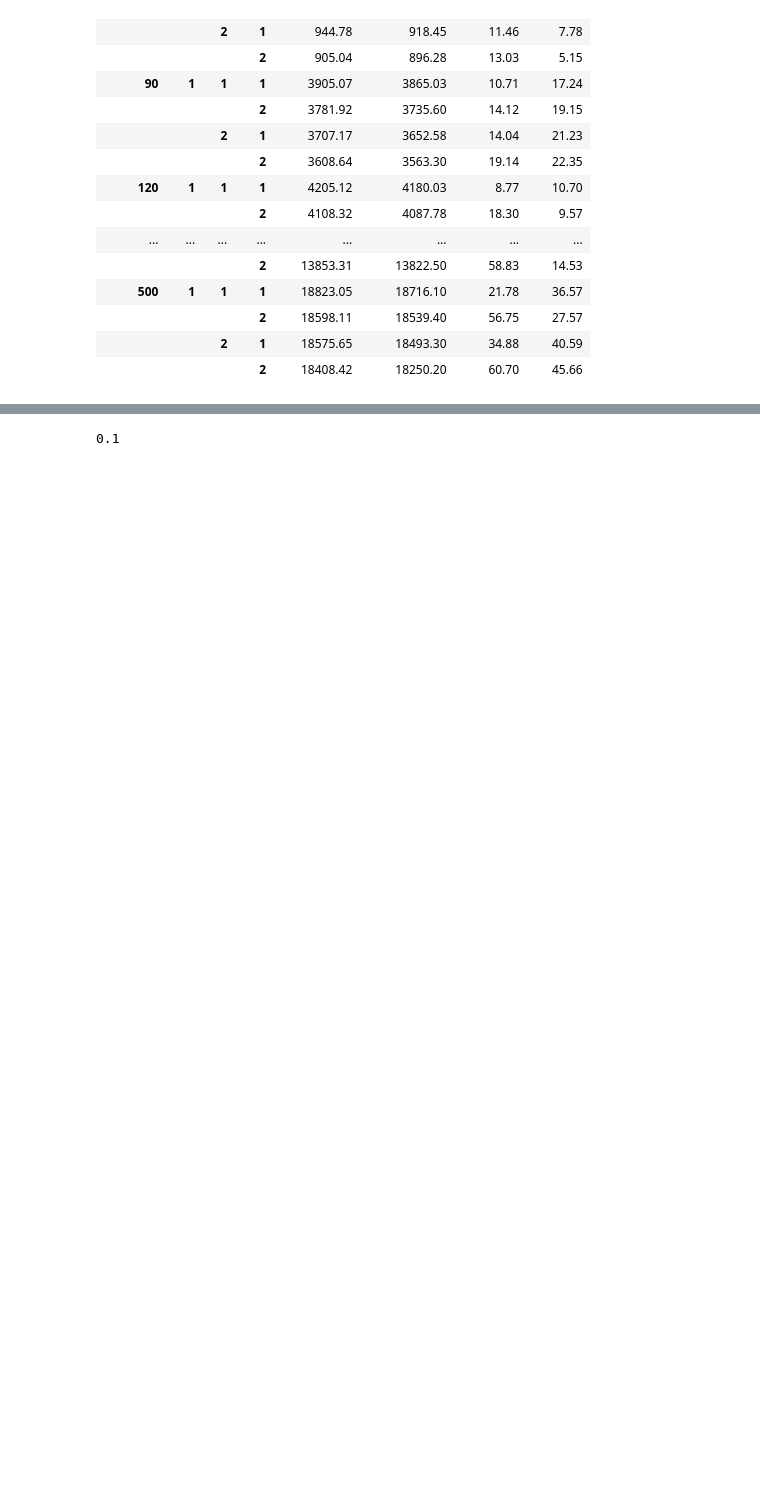
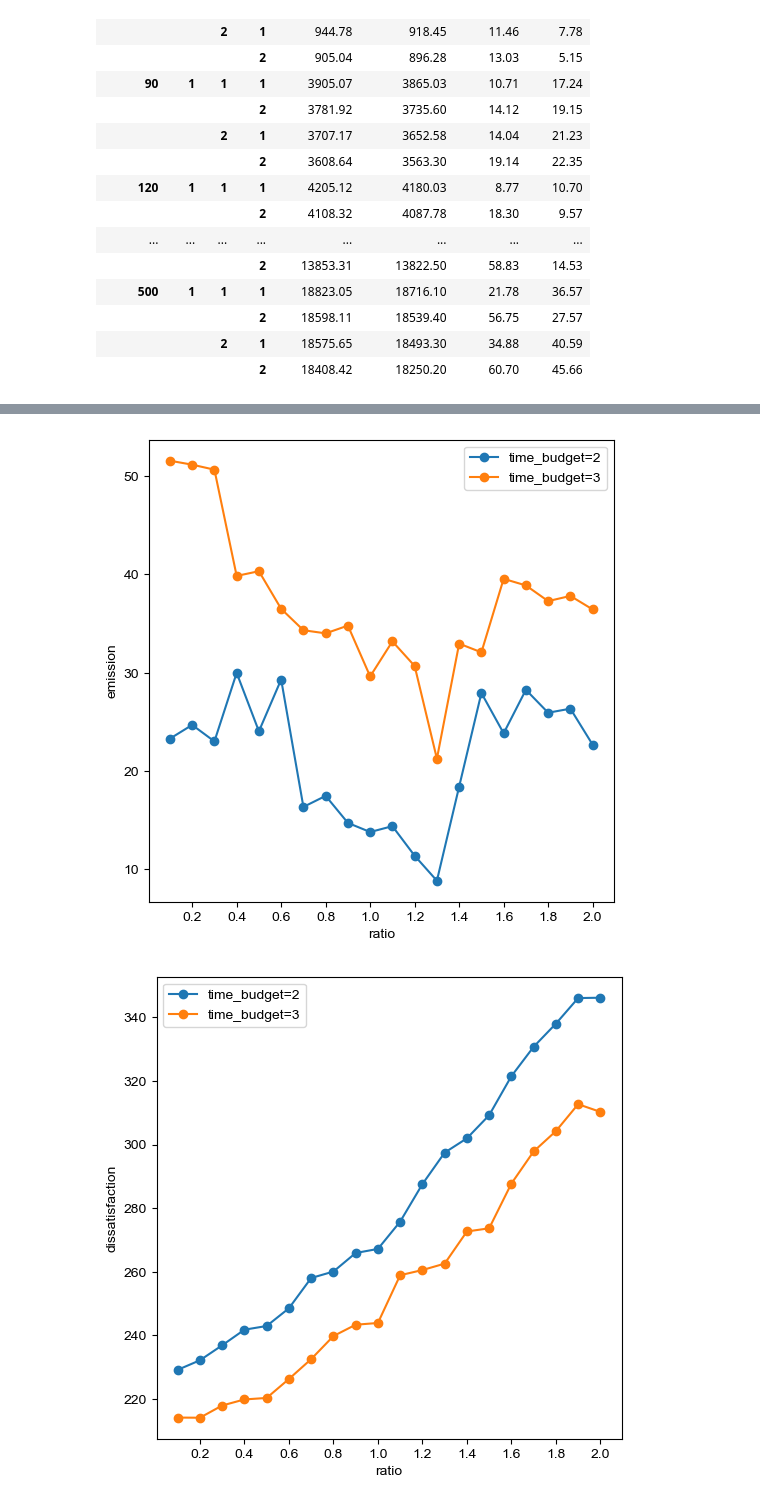
Before and after one commit to rqhu1995/BRPWR-HGSADC-SBC, a Jupyter notebook: process.ipynb, the cells around one changed output, grey strips where cells are left out. Drawn from its saved outputs; the diff is of its cells as text; code cells hidden in the pictures; blank space fills up the shorter version.

```diff
--- a/process.ipynb
+++ b/process.ipynb
@@ -252,4 +122,64 @@ plt.show()
-# %%
-10/100.0
-# %% [output]
-0.1
+# %%
+from matplotlib import pyplot as plt
+# font Arial
+plt.rcParams["font.family"] = "Arial"
+n_station = 30
+inst_no = 1001
+results_time = dict()
+results_rpm = dict()
+rpm_list = [1,2]
+tb_list = [2,3]
+# ratio rng 0.1 to 2.0 with 0.1 step
+ratio_rng = [0.1 * i for i in range(1,21)]
+# ratio_rng = [0.2, 0.4, 0.6, 0.8, 1.0, 1.2, 1.4, 1.6, 1.8, 2.0]
+# ratio_rng = [0.05 * i for i in range(1, 41)]
+# ratio_rng = [0.50, 0.55, 0.60÷, 0.65, 0.70, 0.75, 0.80, 0.85, 0.90, 0.95, 1.00, 1.05, 1.10, 1.15, 1.20, 1.25, 1.30, 1.35, 1.40, 1.45, 1.50]
+for time_budget in tb_list:
+    results_time[time_budget] = dict()
+    for rpm in rpm_list:
+        if rpm not in results_rpm:
+            results_rpm[rpm] = dict()
+        dissats = []
+        emissions = []
+        obj_vals = []
+        for ratio in ratio_rng:
+            obj_val, time, dissat, emission = get_result(n_station, inst_no, rpm, ratio, time_budget)
+            dissats.append(dissat)
+            emissions.append(emission)
+            obj_vals.append(obj_val)
+        results_time[time_budget][rpm] = {"dissats": dissats, "emissions": emissions, "obj_vals": obj_vals}
+        results_rpm[rpm][time_budget] = {"dissats": dissats, "emissions": emissions, "obj_vals": obj_vals}
+
+# two sets of plots for emission, one set is one inside each is two lines for different rpm
+# the other set is one inside each is two lines for different time budget
+# each set has len(rpm_list) (len(tb_list) respectively) subplots
+
+fig, axs = plt.subplots(1, 1, figsize=(6, 6))
+# fig.suptitle(f"n_station={n_station}, inst_no={inst_no}")
+
+axs.plot(ratio_rng, results_rpm[1][2]["emissions"], label=f"time_budget={2}", marker="o")
+axs.plot(ratio_rng, results_rpm[1][3]["emissions"], label=f"time_budget={3}", marker="o")
+# axs.set_title(f"rpm={rpm}")
+axs.legend()
+axs.set_xlabel("ratio")
+axs.set_ylabel("emission")
+axs.set_xticks([0.2 * i for i in range(1,11)])
+axs.set_xticklabels([f"{x:.1f}" for x in [0.2 * i for i in range(1,11)]])
+plt.show()
+
+
+fig, axs = plt.subplots(1, 1, figsize=(6, 6))
+# fig.suptitle(f"n_station={n_station}, inst_no={inst_no}")
+
+axs.plot(ratio_rng, results_rpm[1][2]["dissats"], label=f"time_budget={2}", marker="o")
+axs.plot(ratio_rng, results_rpm[1][3]["dissats"], label=f"time_budget={3}", marker="o")
+# axs.set_title(f"rpm={rpm}")
+axs.legend()
+axs.set_xlabel("ratio")
+axs.set_ylabel("dissatisfaction")
+axs.set_xticks([0.2 * i for i in range(1,11)])
+axs.set_xticklabels([f"{x:.1f}" for x in [0.2 * i for i in range(1,11)]])
+plt.show()
+# %% [output]
+[figure, added]
+[figure, added]
```
Also changed, not shown: parts of 5 cells of this notebook, 9 other files.
